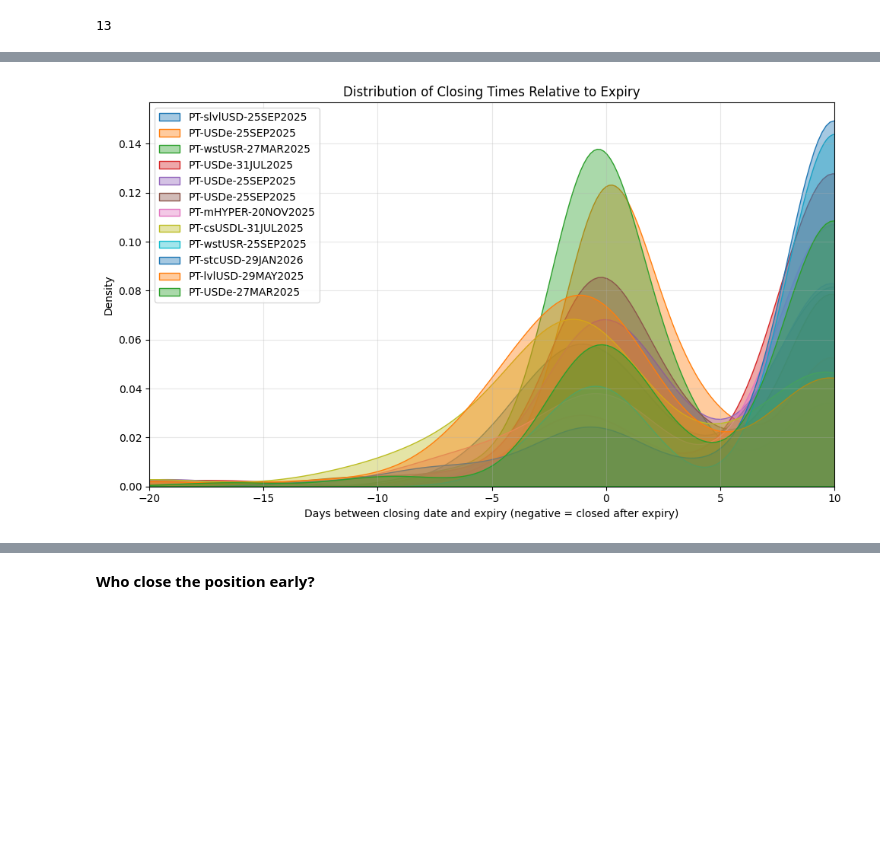
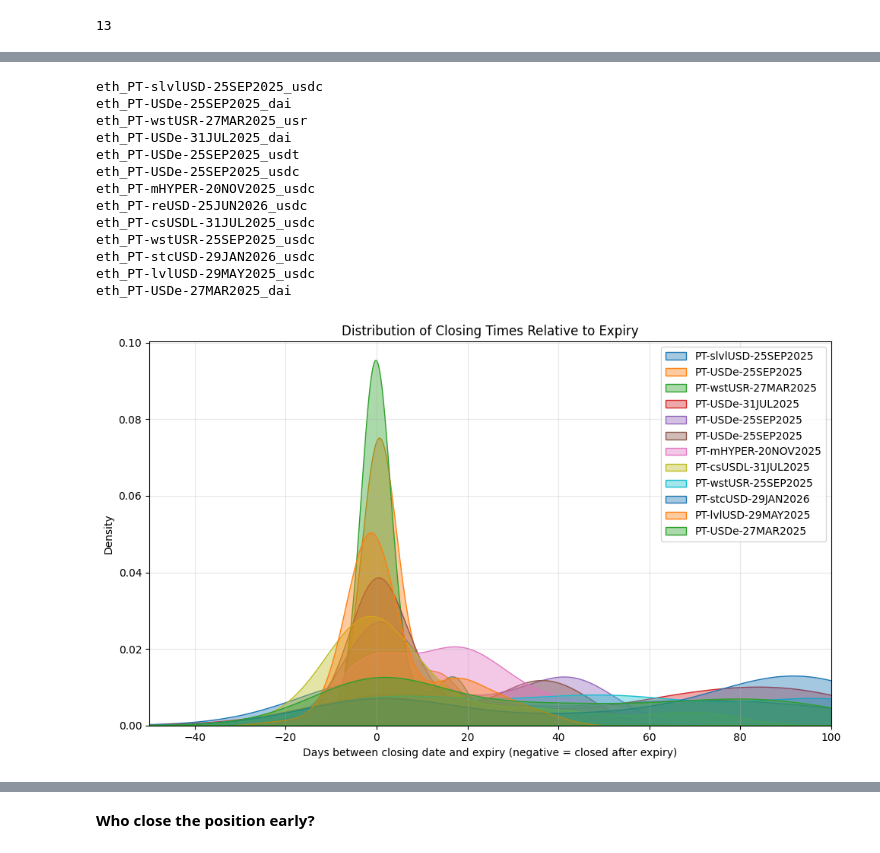
Before and after one commit to egortrussov/lending_protocols_researh, a Jupyter notebook: yield_bearing_collateral/position_closing.ipynb, the cells around one changed output, grey strips where cells are left out. Cells and saved outputs as stored; diff of their text form; code cells hidden in the pictures; blank space fills up the shorter version.

```diff
--- a/yield_bearing_collateral/position_closing.ipynb
+++ b/yield_bearing_collateral/position_closing.ipynb
@@ -820,10 +820,13 @@ Processed eth_PT-USDe-27MAR2025_dai: 122 positions
 Missing yield data for PT-USD0++-27MAR2025, skipping
 # %%
 big_markets = []
+small_markets = []
 for i, r in enumerate(all_markets_position):
     print(i, r["token"], 'Positions cnt', r["positions_df"].shape[0])
     if r["positions_df"].shape[0] > 50:
         big_markets.append(r)
+    else:
+        small_markets.append(r)
 len(big_markets)
 # %% [output]
 0 PT-syrupUSDC-28AUG2025 Positions cnt 15
@@ -871,7 +880,7 @@ import matplotlib.pyplot as plt
 import pandas as pd
 import numpy as np
 
-def plot_expiry_distributions(market_info_list, x_range=(-20, 10)):
+def plot_expiry_distributions(market_info_list, x_range=(-50, 100)):
     """
     Plot KDE distributions of days between closing date and expiry for multiple markets.
 
@@ -880,31 +889,46 @@ def plot_expiry_distributions(market_info_list, x_range=(-20, 10)):
     x_range: tuple (min, max) for x-axis limits
     """
     plt.figure(figsize=(10, 6))
 
     for info in market_info_list:
         token = info['token']
+        print(info['market_name'], )
         df = info['positions_df']
         if df.empty or 'days_to_expiry_after_close' not in df.columns:
             print(f"No data for {token}, skipping")
             continue
 
         data = df['days_to_expiry_after_close'].dropna()
         if len(data) < 2:
             print(f"Not enough data for {token}, skipping")
             continue
 
         # Clip data to x_range for KDE calculation (optional, but improves visual)
         clipped = data.clip(lower=x_range[0], upper=x_range[1])
         sns.kdeplot(clipped, label=token, fill=True, alpha=0.4)
 
     plt.xlim(x_range)
     plt.xlabel('Days between closing date and expiry (negative = closed after expiry)')
     plt.ylabel('Density')
     plt.title('Distribution of Closing Times Relative to Expiry')
     plt.legend()
     plt.grid(alpha=0.3)
     plt.tight_layout()
     plt.show()
 plot_expiry_distributions(big_markets)
+# plot_expiry_distributions([big_markets[4]])
 # %% [output]
+eth_PT-slvlUSD-25SEP2025_usdc
+eth_PT-USDe-25SEP2025_dai
+eth_PT-wstUSR-27MAR2025_usr
+eth_PT-USDe-31JUL2025_dai
+eth_PT-USDe-25SEP2025_usdt
+eth_PT-USDe-25SEP2025_usdc
+eth_PT-mHYPER-20NOV2025_usdc
+eth_PT-reUSD-25JUN2026_usdc
+eth_PT-csUSDL-31JUL2025_usdc
+eth_PT-wstUSR-25SEP2025_usdc
+eth_PT-stcUSD-29JAN2026_usdc
+eth_PT-lvlUSD-29MAY2025_usdc
+eth_PT-USDe-27MAR2025_dai
-[figure, old version]
+[figure, new version]
```
Also changed, not shown: parts of 14 cells of this notebook, 15 other files.
